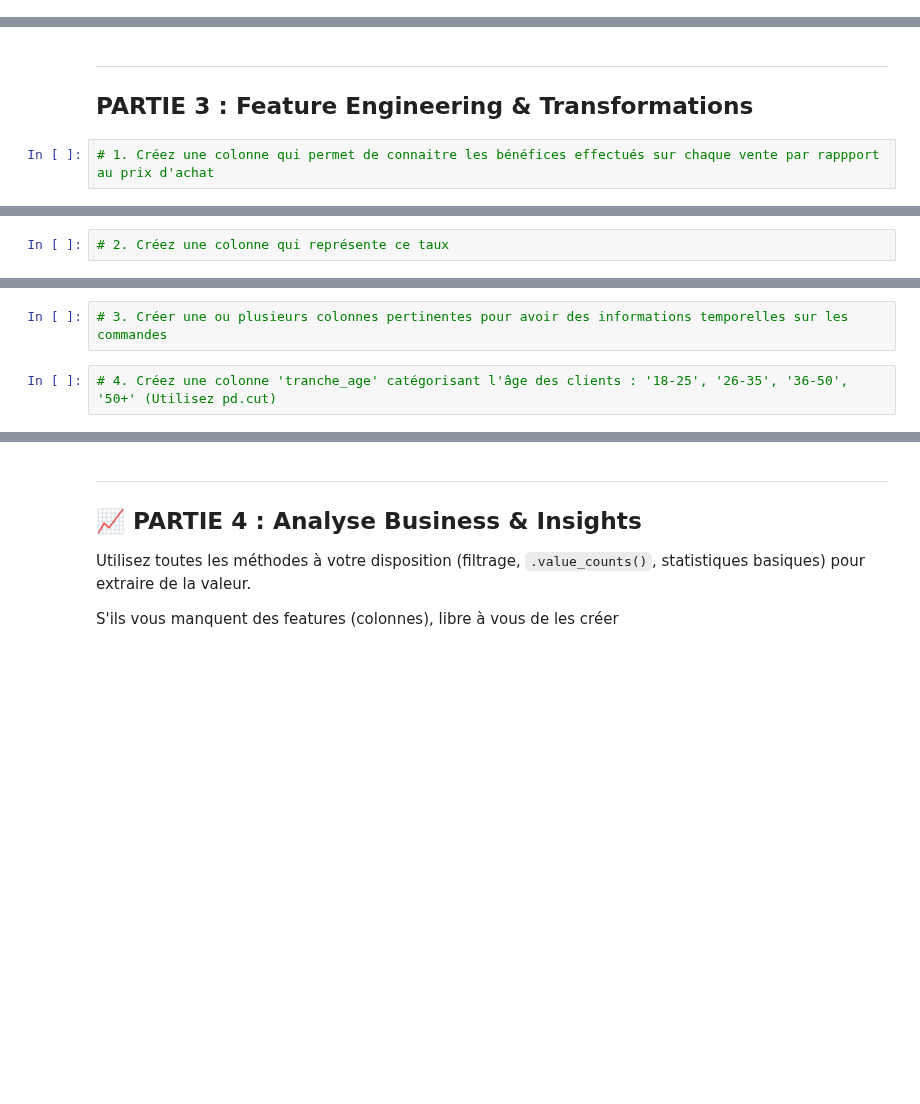
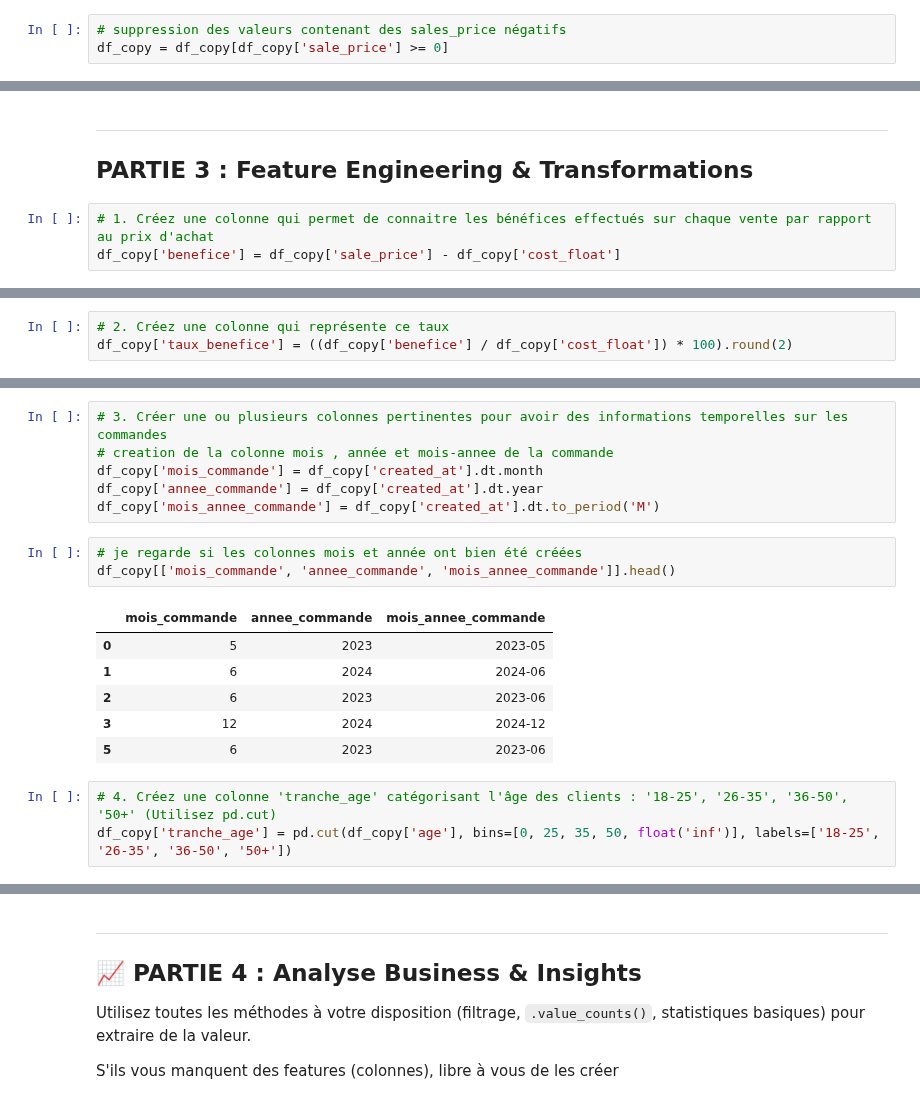
Before and after one commit to nkami-loic/cours_lasalle, a Jupyter notebook: data_manipulation/02_notebooks/08_capstone_eda_thelook.ipynb, the cells around one changed output, grey strips where cells are left out. Cells and saved outputs as stored; diff of their text form; blank space fills up the shorter version.

```diff
--- a/data_manipulation/02_notebooks/08_capstone_eda_thelook.ipynb
+++ b/data_manipulation/02_notebooks/08_capstone_eda_thelook.ipynb
@@ -309,0 +341,3 @@ df_copy['country'] = df_copy['country'].map({'us': 'united states', 'usa': 'unit
+# %%
+# suppression des valeurs contenant des sales_price négatifs
+df_copy = df_copy[df_copy['sale_price'] >= 0]
@@ -315,4 +370,5 @@ df_copy['country'] = df_copy['country'].map({'us': 'united states', 'usa': 'unit
 ---
 ## PARTIE 3 : Feature Engineering & Transformations
 # %%
-# 1. Créez une colonne qui permet de connaitre les bénéfices effectués sur chaque vente par rappport au prix d'achat
+# 1. Créez une colonne qui permet de connaitre les bénéfices effectués sur chaque vente par rapport au prix d'achat
+df_copy['benefice'] = df_copy['sale_price'] - df_copy['cost_float']
@@ -319,2 +385,3 @@ df_copy['country'] = df_copy['country'].map({'us': 'united states', 'usa': 'unit
 # %%
 # 2. Créez une colonne qui représente ce taux
+df_copy['taux_benefice'] = ((df_copy['benefice'] / df_copy['cost_float']) * 100).round(2)
@@ -321,4 +398,19 @@ df_copy['country'] = df_copy['country'].map({'us': 'united states', 'usa': 'unit
 # %%
 # 3. Créer une ou plusieurs colonnes pertinentes pour avoir des informations temporelles sur les commandes
+# creation de la colonne mois , année et mois-annee de la commande
+df_copy['mois_commande'] = df_copy['created_at'].dt.month
+df_copy['annee_commande'] = df_copy['created_at'].dt.year
+df_copy['mois_annee_commande'] = df_copy['created_at'].dt.to_period('M')
+# %%
+# je regarde si les colonnes mois et année ont bien été créées
+df_copy[['mois_commande', 'annee_commande', 'mois_annee_commande']].head()
+# %% [output]
+|  | mois_commande | annee_commande | mois_annee_commande |
+| 0 | 5 | 2023 | 2023-05 |
+| 1 | 6 | 2024 | 2024-06 |
+| 2 | 6 | 2023 | 2023-06 |
+| 3 | 12 | 2024 | 2024-12 |
+| 5 | 6 | 2023 | 2023-06 |
 # %%
 # 4. Créez une colonne 'tranche_age' catégorisant l'âge des clients : '18-25', '26-35', '36-50', '50+' (Utilisez pd.cut)
+df_copy['tranche_age'] = pd.cut(df_copy['age'], bins=[0, 25, 35, 50, float('inf')], labels=['18-25', '26-35', '36-50', '50+'])
```
Also changed, not shown: parts of 16 cells of this notebook, 1 other file.
